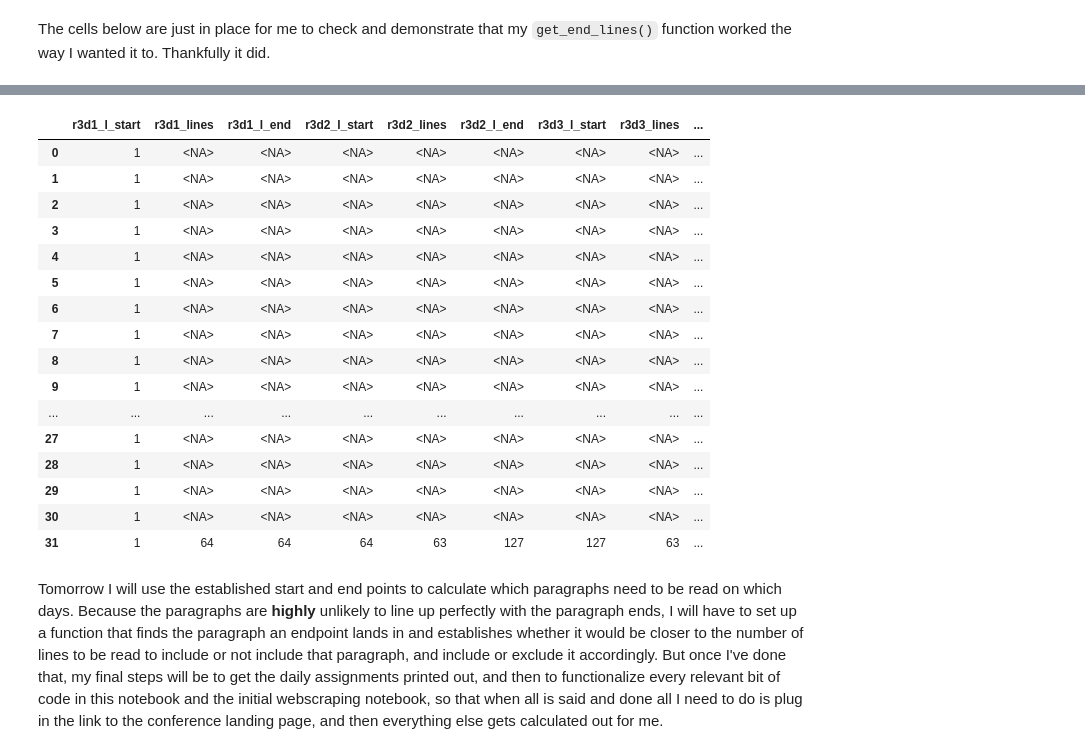
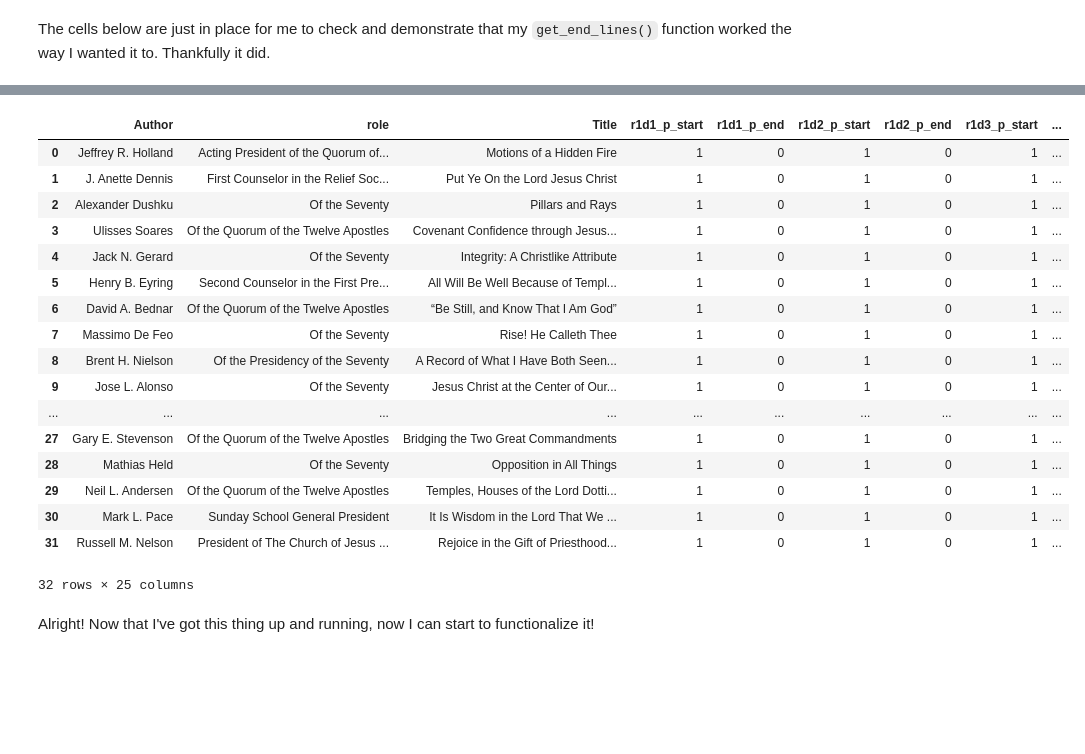
Before and after one commit to bfranx62/come-follow-me-breakdown-builder, a Jupyter notebook: Conference Calculator.ipynb, the cells around one changed output, grey strips where cells are left out. Saved outputs shown, nothing was run; the diff lists cells and outputs as text; code cells hidden in the pictures; blank space fills up the shorter version.

Commit message:
Finished Conference Calculator
Worked with ChatGPT to get the start and end paragraphs, and to set up a framework for exporting the final result. Confirmed that everything worked.

```diff
--- a/Conference Calculator.ipynb
+++ b/Conference Calculator.ipynb
@@ -358,10 +360,14 @@ for i in range(1, apr_2024_info['read_weight'].max()+1):
                 apr_2024_info.at[index, f'r{i}d{x}_l_start'] = int(0)
                 apr_2024_info.at[index, f'r{i}d{x}_lines'] = int(0)
                 apr_2024_info.at[index, f'r{i}d{x}_l_end'] = int(0)
+                apr_2024_info.at[index, f'r{i}d{x}_p_start'] = int(0)
+                apr_2024_info.at[index, f'r{i}d{x}_p_end'] = int(0)
             else:
                 apr_2024_info.at[index, f'r{i}d{x}_l_start'] = pd.NA
                 apr_2024_info.at[index, f'r{i}d{x}_lines'] = pd.NA
                 apr_2024_info.at[index, f'r{i}d{x}_l_end'] = pd.NA
+                apr_2024_info.at[index, f'r{i}d{x}_p_start'] = pd.NA
+                apr_2024_info.at[index, f'r{i}d{x}_p_end'] = pd.NA
 
 apr_2024_info.columns
 # %% [output]
@@ -895,27 +1169,48 @@ Index(['pk', 'Author', 'role', 'role_code', 'day_weight', 'Title',
       dtype='object')
-# %%
-check_cols = ['r3d1_l_start',
-       'r3d1_lines', 'r3d1_l_end', 'r3d2_l_start', 'r3d2_lines', 'r3d2_l_end',
-       'r3d3_l_start', 'r3d3_lines', 'r3d3_l_end','lines']
-checkset = apr_2024_info[check_cols]
-checkset
-# %% [output]
-|  | r3d1_l_start | r3d1_lines | r3d1_l_end | r3d2_l_start | r3d2_lines | r3d2_l_end | r3d3_l_start | r3d3_lines | ... |
-| 0 | 1 | <NA> | <NA> | <NA> | <NA> | <NA> | <NA> | <NA> | ... |
-| 1 | 1 | <NA> | <NA> | <NA> | <NA> | <NA> | <NA> | <NA> | ... |
-| 2 | 1 | <NA> | <NA> | <NA> | <NA> | <NA> | <NA> | <NA> | ... |
-| 3 | 1 | <NA> | <NA> | <NA> | <NA> | <NA> | <NA> | <NA> | ... |
-| 4 | 1 | <NA> | <NA> | <NA> | <NA> | <NA> | <NA> | <NA> | ... |
-| 5 | 1 | <NA> | <NA> | <NA> | <NA> | <NA> | <NA> | <NA> | ... |
-| 6 | 1 | <NA> | <NA> | <NA> | <NA> | <NA> | <NA> | <NA> | ... |
-| 7 | 1 | <NA> | <NA> | <NA> | <NA> | <NA> | <NA> | <NA> | ... |
-| 8 | 1 | <NA> | <NA> | <NA> | <NA> | <NA> | <NA> | <NA> | ... |
-| 9 | 1 | <NA> | <NA> | <NA> | <NA> | <NA> | <NA> | <NA> | ... |
-| ... | ... | ... | ... | ... | ... | ... | ... | ... | ... |
-| 27 | 1 | <NA> | <NA> | <NA> | <NA> | <NA> | <NA> | <NA> | ... |
-| 28 | 1 | <NA> | <NA> | <NA> | <NA> | <NA> | <NA> | <NA> | ... |
-| 29 | 1 | <NA> | <NA> | <NA> | <NA> | <NA> | <NA> | <NA> | ... |
-| 30 | 1 | <NA> | <NA> | <NA> | <NA> | <NA> | <NA> | <NA> | ... |
-| 31 | 1 | 64 | 64 | 64 | 63 | 127 | 127 | 63 | ... |
-# %% [markdown]
-Tomorrow I will use the established start and end points to calculate which paragraphs need to be read on which days. Because the paragraphs are **highly** unlikely to line up perfectly with the paragraph ends, I will have to set up a function that finds the paragraph an endpoint lands in and establishes whether it would be closer to the number of lines to be read to include or not include that paragraph, and include or exclude it accordingly. But once I've done that, my final steps will be to get the daily assignments printed out, and then to functionalize every relevant bit of code in this notebook and the initial webscraping notebook, so that when all is said and done all I need to do is plug in the link to the conference landing page, and then everything else gets calculated out for me.
+# %%
+start_cols_pat = r'r\d+d\d+_p_start'
+end_cols_pat = r'r\d+d\d+_p_end'
+
+final_start_cols = []
+final_end_cols = []
+
+cols = list(apr_2024_info.columns)
+
+for col in cols:
+    if re.search(start_cols_pat,col):
+        final_start_cols.append(col)
+    elif re.search(end_cols_pat, col):
+        final_end_cols.append(col)
+
+zipped_cols = []
+for start, end in zip(final_start_cols,final_end_cols):
+    zipped_cols.append(start)
+    zipped_cols.append(end)
+
+
+info_cols = ['Author', 'role', 'Title']
+
+final_cols = info_cols + zipped_cols
+
+apr_2024_breakdown = apr_2024_info[final_cols]
+
+apr_2024_breakdown
+# %% [output]
+|  | Author | role | Title | r1d1_p_start | r1d1_p_end | r1d2_p_start | r1d2_p_end | r1d3_p_start | ... |
+| 0 | Jeffrey R. Holland | Acting President of the Quorum of... | Motions of a Hidden Fire | 1 | 0 | 1 | 0 | 1 | ... |
+| 1 | J. Anette Dennis | First Counselor in the Relief Soc... | Put Ye On the Lord Jesus Christ | 1 | 0 | 1 | 0 | 1 | ... |
+| 2 | Alexander Dushku | Of the Seventy | Pillars and Rays | 1 | 0 | 1 | 0 | 1 | ... |
+| 3 | Ulisses Soares | Of the Quorum of the Twelve Apostles | Covenant Confidence through Jesus... | 1 | 0 | 1 | 0 | 1 | ... |
+| 4 | Jack N. Gerard | Of the Seventy | Integrity: A Christlike Attribute | 1 | 0 | 1 | 0 | 1 | ... |
+| 5 | Henry B. Eyring | Second Counselor in the First Pre... | All Will Be Well Because of Templ... | 1 | 0 | 1 | 0 | 1 | ... |
+| 6 | David A. Bednar | Of the Quorum of the Twelve Apostles | “Be Still, and Know That I Am God” | 1 | 0 | 1 | 0 | 1 | ... |
+| 7 | Massimo De Feo | Of the Seventy | Rise! He Calleth Thee | 1 | 0 | 1 | 0 | 1 | ... |
+| 8 | Brent H. Nielson | Of the Presidency of the Seventy | A Record of What I Have Both Seen... | 1 | 0 | 1 | 0 | 1 | ... |
+| 9 | Jose L. Alonso | Of the Seventy | Jesus Christ at the Center of Our... | 1 | 0 | 1 | 0 | 1 | ... |
+| ... | ... | ... | ... | ... | ... | ... | ... | ... | ... |
+| 27 | Gary E. Stevenson | Of the Quorum of the Twelve Apostles | Bridging the Two Great Commandments | 1 | 0 | 1 | 0 | 1 | ... |
+| 28 | Mathias Held | Of the Seventy | Opposition in All Things | 1 | 0 | 1 | 0 | 1 | ... |
+| 29 | Neil L. Andersen | Of the Quorum of the Twelve Apostles | Temples, Houses of the Lord Dotti... | 1 | 0 | 1 | 0 | 1 | ... |
+| 30 | Mark L. Pace | Sunday School General President | It Is Wisdom in the Lord That We ... | 1 | 0 | 1 | 0 | 1 | ... |
+| 31 | Russell M. Nelson | President of The Church of Jesus ... | Rejoice in the Gift of Priesthood... | 1 | 0 | 1 | 0 | 1 | ... |
+32 rows × 25 columns
@@ -921,0 +1222,2 @@ Tomorrow I will use the established start and end points to calculate which para
+# %% [markdown]
+Alright! Now that I've got this thing up and running, now I can start to functionalize it!
```
Also changed, not shown: parts of 18 cells of this notebook.
